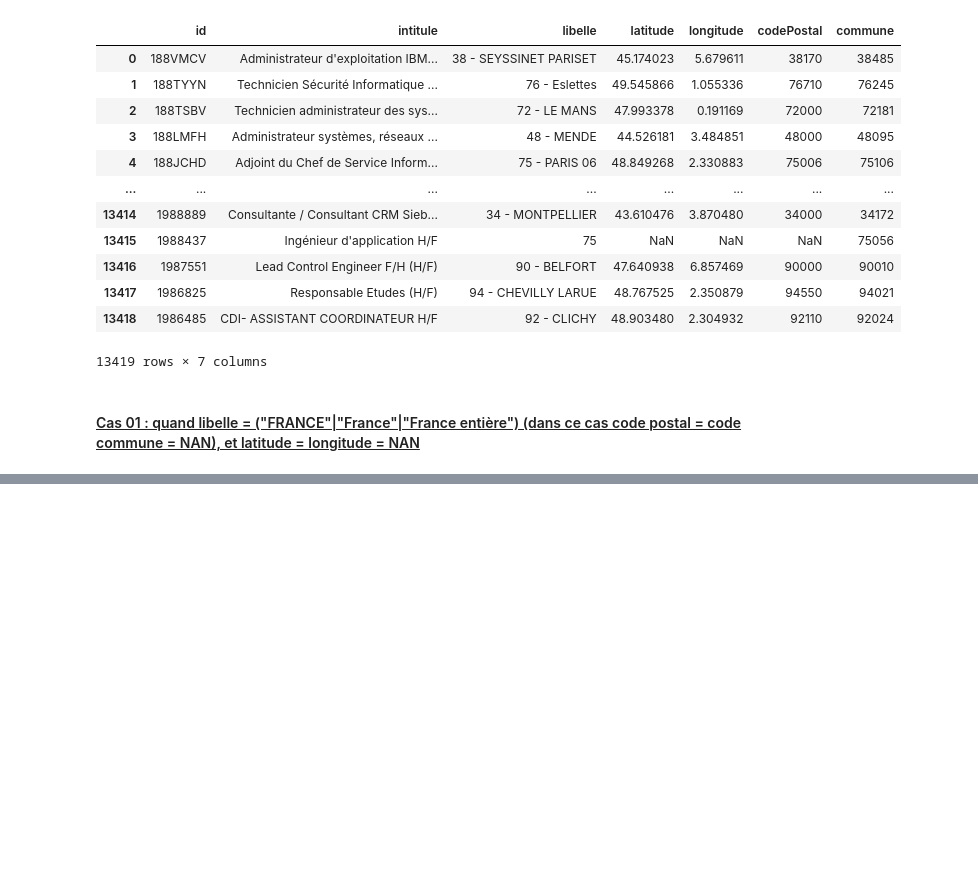
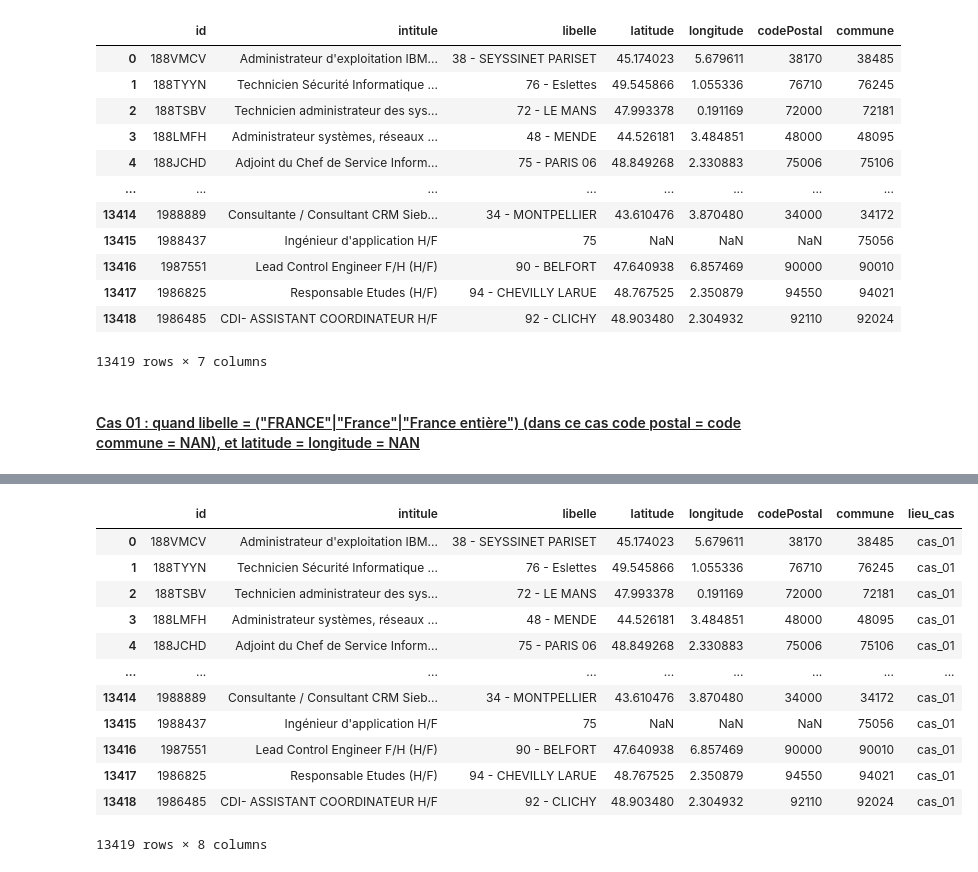
Before and after one commit to vimchun/Job-Market-in-France, a Jupyter notebook: api_extract__transform/notebook.ipynb, the cells around one changed output, grey strips where cells are left out. Cells and saved outputs as stored; diff of their text form; code cells hidden in the pictures; blank space fills up the shorter version.

```diff
--- a/api_extract__transform/notebook.ipynb
+++ b/api_extract__transform/notebook.ipynb
@@ -81,0 +158,16 @@ df_lieu.loc[df_lieu.id.isin(cas_01.id), "lieu_cas"] = "cas_01"
+# %%
+df_lieu
+# %% [output]
+|  | id | intitule | libelle | latitude | longitude | codePostal | commune | lieu_cas |
+| 0 | 188VMCV | Administrateur d'exploitation IBM... | 38 - SEYSSINET PARISET | 45.174023 | 5.679611 | 38170 | 38485 | cas_01 |
+| 1 | 188TYYN | Technicien Sécurité Informatique ... | 76 - Eslettes | 49.545866 | 1.055336 | 76710 | 76245 | cas_01 |
+| 2 | 188TSBV | Technicien administrateur des sys... | 72 - LE MANS | 47.993378 | 0.191169 | 72000 | 72181 | cas_01 |
+| 3 | 188LMFH | Administrateur systèmes, réseaux ... | 48 - MENDE | 44.526181 | 3.484851 | 48000 | 48095 | cas_01 |
+| 4 | 188JCHD | Adjoint du Chef de Service Inform... | 75 - PARIS 06 | 48.849268 | 2.330883 | 75006 | 75106 | cas_01 |
+| ... | ... | ... | ... | ... | ... | ... | ... | ... |
+| 13414 | 1988889 | Consultante / Consultant CRM Sieb... | 34 - MONTPELLIER | 43.610476 | 3.870480 | 34000 | 34172 | cas_01 |
+| 13415 | 1988437 | Ingénieur d'application H/F | 75 | NaN | NaN | NaN | 75056 | cas_01 |
+| 13416 | 1987551 | Lead Control Engineer F/H (H/F) | 90 - BELFORT | 47.640938 | 6.857469 | 90000 | 90010 | cas_01 |
+| 13417 | 1986825 | Responsable Etudes (H/F) | 94 - CHEVILLY LARUE | 48.767525 | 2.350879 | 94550 | 94021 | cas_01 |
+| 13418 | 1986485 | CDI- ASSISTANT COORDINATEUR H/F | 92 - CLICHY | 48.903480 | 2.304932 | 92110 | 92024 | cas_01 |
+13419 rows × 8 columns
```
Also changed, not shown: parts of 64 cells of this notebook, 1 other file.
